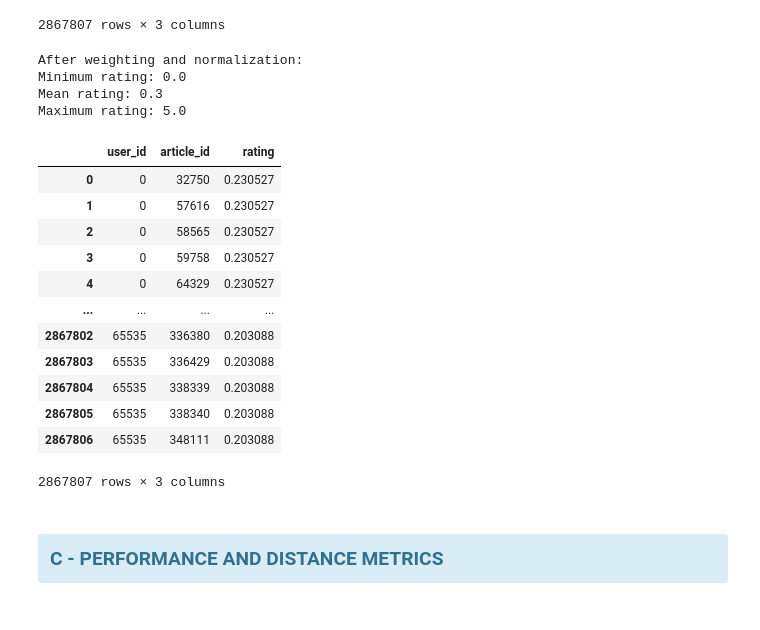
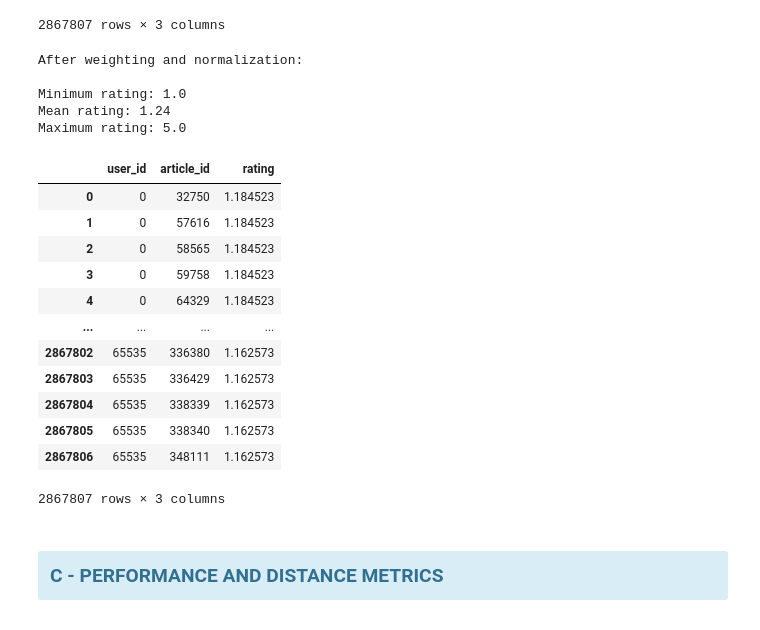
Before and after one commit to jfsubrini/ia-project9, a Jupyter notebook: Subrini_JeanFrancois_2_scripts_012023.ipynb, the cells around one changed output. Drawn from its saved outputs; the diff is of its cells as text; code cells hidden in the pictures.

```diff
--- a/Subrini_JeanFrancois_2_scripts_012023.ipynb
+++ b/Subrini_JeanFrancois_2_scripts_012023.ipynb
@@ -119,9 +121,9 @@ B - DATA COLLECTION & FIRST DATA EXPLORATION</div></h3>
 # Clicks DataFrame.
 # Creating, if not existing yet, the clicks.csv file that is a concatenation of
 # the 385 clicks_hour_***.csv files. Then creating the df_clicks DataFrame out of it.
-if not os.path.exists('clicks.csv'):
+if not os.path.exists('datasets/clicks.csv'):
     clicks_path = sorted(
-    glob(f'datasets/clicks/*.csv', recursive = True))
+    glob(f'datasets/clicks/*.csv', recursive=True))
     clicks_hour_list = []
     for filename in clicks_path:
         df = pd.read_csv(filename, index_col=None, header=0)
@@ -130,7 +132,9 @@ if not os.path.exists('clicks.csv'):
     df_clicks = pd.concat(clicks_hour_list, axis=0, ignore_index=True)
     df_clicks.to_csv('datasets/clicks.csv')
 else:
-    df_clicks = pd.read_csv('datasets/clicks.csv')
+    # Creating the df_clicks DataFrame out of the clicks.csv file.
+    df_clicks = pd.read_csv(
+        'datasets/clicks.csv', sep=',', low_memory=False, usecols=range(1, 13))
 
 # Articles DataFrame.
 df_articles = pd.read_csv(
@@ -911,32 +919,37 @@ df_cf
 | 2867806 | 65535 | 348111 | 0.016129 |
 2867807 rows × 3 columns
 # %%
-# Normalizing the rating and setting the range from 0 to 5.
+# Normalizing the rating and setting the range from 1 to 5.
 # The min-max approach, a.k.a. normalization, rescales the rating to a range of [0,1].
-df_cf['rating'] = (df_cf['rating'] - df_cf['rating'].min()) / (
-    df_cf['rating'].max() - df_cf['rating'].min()) * 5
-print("After weighting and normalization:")
-print(f"Minimum rating: {round(df_cf['rating'].agg('min'), 2)}")
+# Then apply * 4 + 1 to get a range of 1 to 5.
+smooth = 0.00001 # To avoid division by zero.
+
+df_cf['rating'] = ((df_cf['rating'] - df_cf['rating'].min() + smooth) / (
+    df_cf['rating'].max() - df_cf['rating'].min() + smooth)) * 4 + 1
+
+print("\n\033[34;1mAfter weighting and normalization:\n")
+print(f"\033[33;1mMinimum rating: {round(df_cf['rating'].agg('min'), 2)}")
 print(f"Mean rating: {round(df_cf['rating'].agg('mean'), 2)}")
-print(f"Maximum rating: {round(df_cf['rating'].agg('max'), 2)}")
+print(f"Maximum rating: {round(df_cf['rating'].agg('max'), 2)}\n")
 df_cf
 # %% [output]
 After weighting and normalization:
-Minimum rating: 0.0
-Mean rating: 0.3
+
+Minimum rating: 1.0
+Mean rating: 1.24
 Maximum rating: 5.0
 |  | user_id | article_id | rating |
-| 0 | 0 | 32750 | 0.230527 |
-| 1 | 0 | 57616 | 0.230527 |
-| 2 | 0 | 58565 | 0.230527 |
-| 3 | 0 | 59758 | 0.230527 |
-| 4 | 0 | 64329 | 0.230527 |
+| 0 | 0 | 32750 | 1.184523 |
+| 1 | 0 | 57616 | 1.184523 |
+| 2 | 0 | 58565 | 1.184523 |
+| 3 | 0 | 59758 | 1.184523 |
+| 4 | 0 | 64329 | 1.184523 |
 | ... | ... | ... | ... |
-| 2867802 | 65535 | 336380 | 0.203088 |
-| 2867803 | 65535 | 336429 | 0.203088 |
-| 2867804 | 65535 | 338339 | 0.203088 |
-| 2867805 | 65535 | 338340 | 0.203088 |
-| 2867806 | 65535 | 348111 | 0.203088 |
+| 2867802 | 65535 | 336380 | 1.162573 |
+| 2867803 | 65535 | 336429 | 1.162573 |
+| 2867804 | 65535 | 338339 | 1.162573 |
+| 2867805 | 65535 | 338340 | 1.162573 |
+| 2867806 | 65535 | 348111 | 1.162573 |
 2867807 rows × 3 columns
 # %% [markdown]
 <h3><div class="alert alert-block alert-info" id="section_1C">
```
Also changed, not shown: parts of 80 cells of this notebook.
